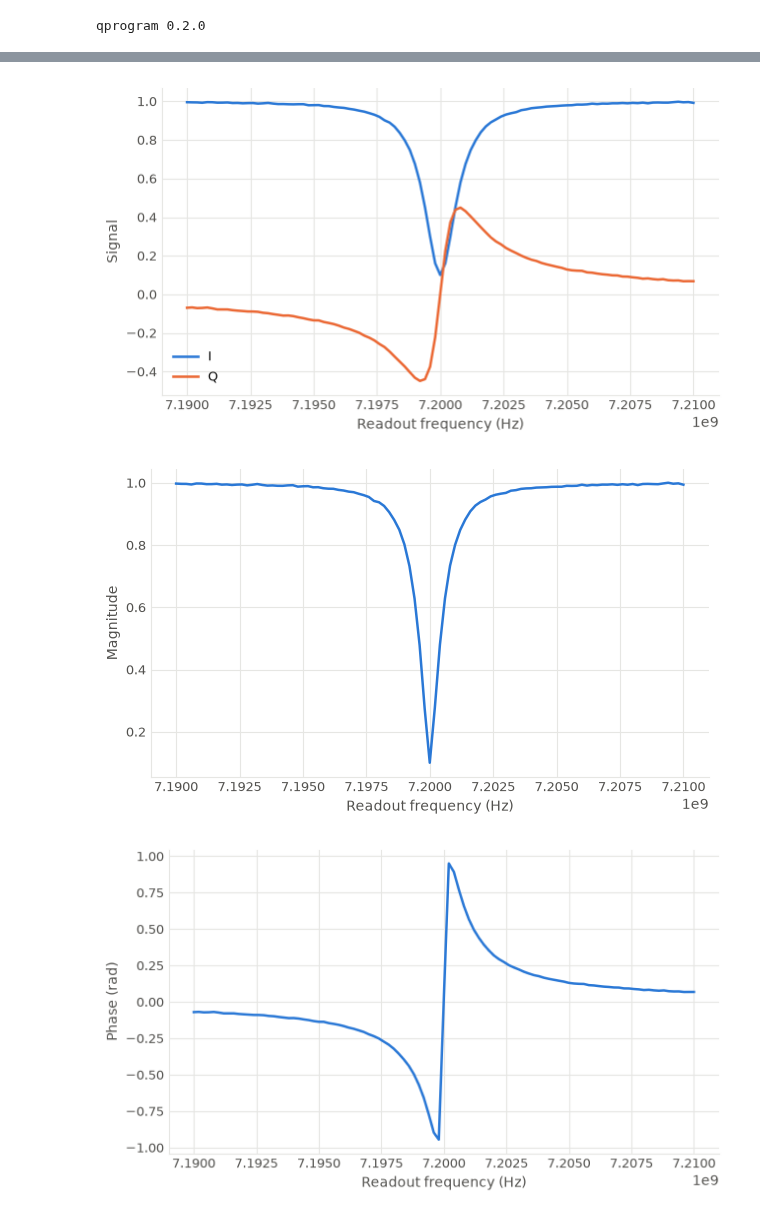
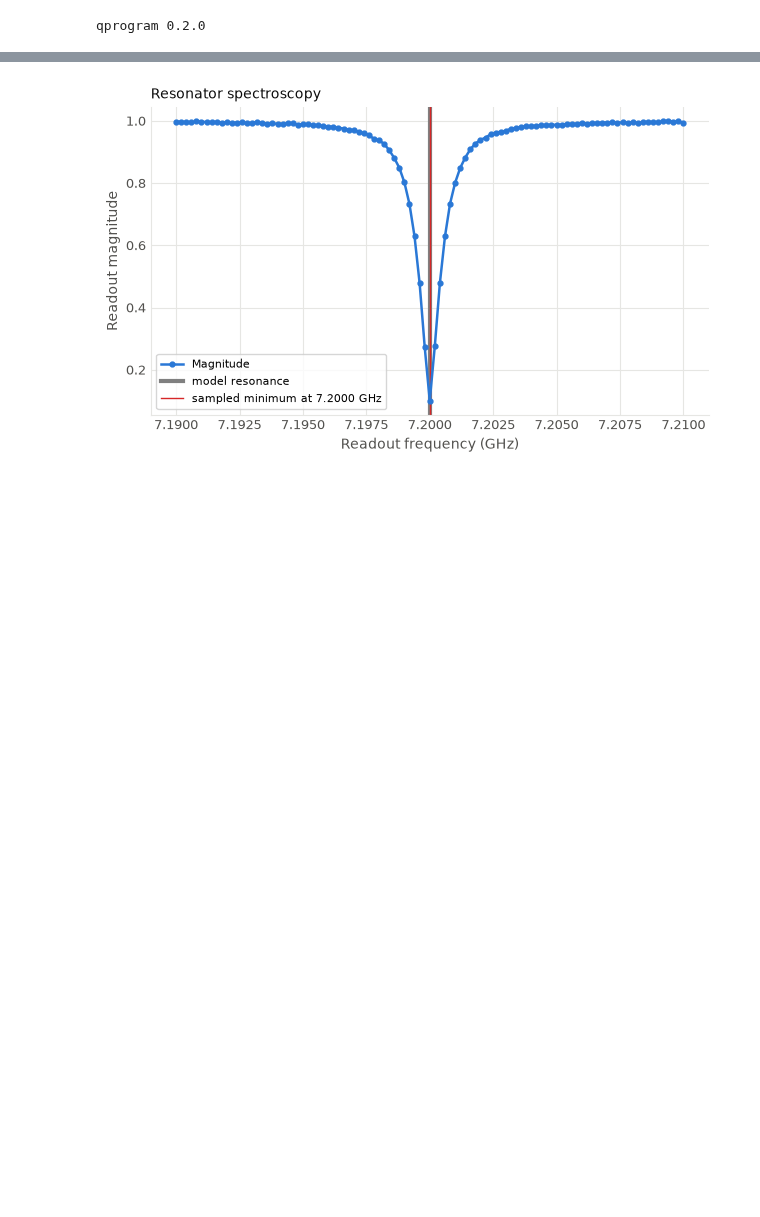
Before and after one commit to qilimanjaro-tech/ieee-qce26-qprogram-tutorial, a Jupyter notebook: notebooks/solutions/02_basics.ipynb, the cells around one changed output, grey strips where cells are left out. Cells and saved outputs as stored; diff of their text form; code cells hidden in the pictures; blank space fills up the shorter version.

```diff
--- a/notebooks/solutions/02_basics.ipynb
+++ b/notebooks/solutions/02_basics.ipynb
@@ -424,18 +457,0 @@ so the model is one line of arithmetic over `F_READOUT` and `KAPPA`. The window
-# %%
-def s21(bus, env):
-    """Transmission past one resonator: a notch, 90 percent deep on resonance."""
-    delta = (env["ro_freq"] - F_READOUT) / (KAPPA / 2)
-    return 1.0 - 0.9 / (1.0 + 1j * delta)
-
-
-spectroscopy = qp.QProgram(
-    label="resonator_spectroscopy", description="Find the readout resonator.", schema=schema
-)
-ro_freq = spectroscopy.variable("ro_freq", label="Readout frequency", units="Hz")
-
-with spectroscopy.average(shots=200):
-    with spectroscopy.sweep(ro_freq, qp.Range(7.19e9, 7.21e9, 0.2e6)):
-        spectroscopy.set_frequency(q[0].readout, ro_freq)
-        m_spec = spectroscopy.measure(q[0].readout, "readout", "weights")
-
-print(qp.dumps(spectroscopy))
@@ -529,13 +555,15 @@ Two lines come back because `channels` defaults to the pair of quadratures. `cha
 # %%
-result.plot(m_spec)
+ax = result.plot(
+    m_spec,
+    channels="magnitude",
+    coords={"ro_freq": Quantity(units="GHz", transform=lambda v: v / 1e9)},
+    value=Quantity("Readout magnitude"),
+    style=Style(markers=True),
+    title="Resonator spectroscopy",
+)
+ax.axvline(F_READOUT / 1e9, color="grey", lw=3, label="model resonance")
+ax.axvline(f_dip / 1e9, color="tab:red", lw=1, label=f"sampled minimum at {f_dip / 1e9:.4f} GHz")
+ax.legend(fontsize=8)
 plt.show()
-
-result.plot(m_spec, channels="magnitude")
-plt.show()
-
-result.plot(m_spec, channels="phase")
-plt.show()
 # %% [output]
-[figure, old version]
+[figure, new version]
-[figure, removed]
-[figure, removed]
```
Also changed, not shown: parts of 74 cells of this notebook, 5 other files.
